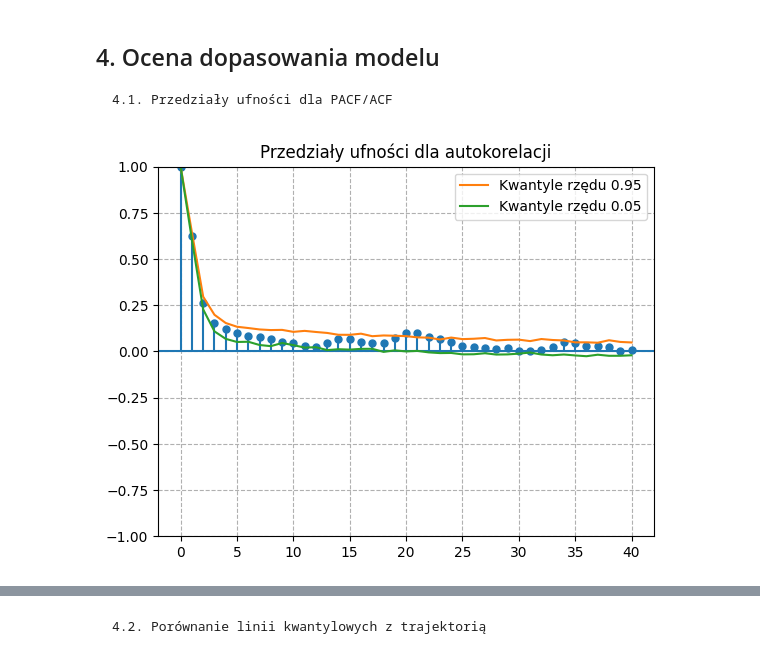
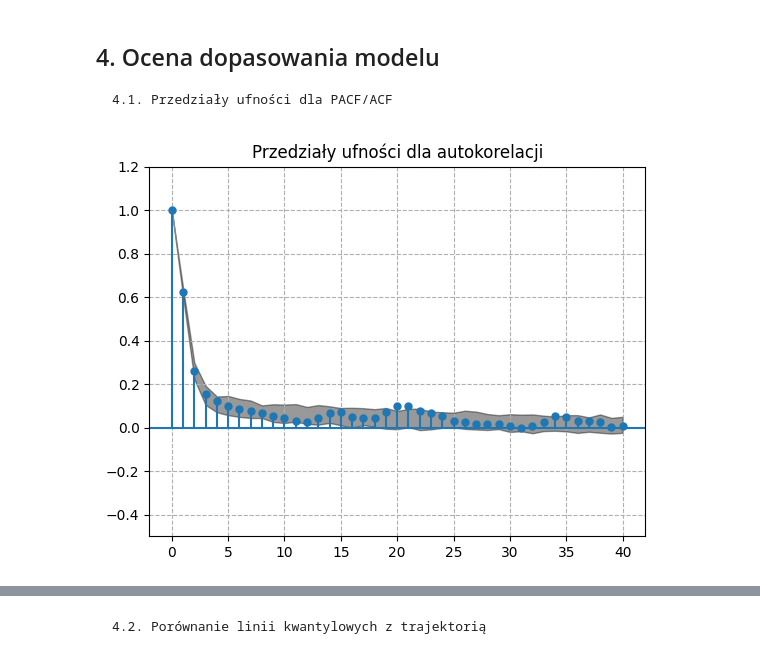
Before and after one commit to MagdalenaSudol/Model_ARMA, a Jupyter notebook: raport_boston.ipynb, the cells around one changed output, grey strips where cells are left out. Drawn from its saved outputs; the diff is of its cells as text; code cells hidden in the pictures.

Commit message:
Dodanie przedziałów ufności dla acf i pacf

```diff
--- a/raport_boston.ipynb
+++ b/raport_boston.ipynb
@@ -481,10 +481,11 @@ parameter_frame
 # %%
 #symulacja Monte Carlo, aby wyznaczyć kwantyle dla modelu ARMA(2,2)
 fitted_model = ARIMA(Yt, order=(p, 0, q)).fit()
+sigma_2 = np.var(fitted_model.resid)
 
 N = 100
 h = np.arange(41)
-sigma_2 = 1 #Zakładamy, że z ma wariancję 1
+#sigma_2 = 1 #Zakładamy, że z ma wariancję 1
 parameters = fitted_model.params[1:-1]
 
 upper_quantile_values_acf = np.zeros(len(h))
@@ -505,13 +506,23 @@ for h_value in h:
     upper_quantile_values_acf[h_value] = np.quantile(acf_values, 0.95)
     lower_quantile_values_acf[h_value] = np.quantile(acf_values, 0.05)
 
-plot_acf(Yt, lags=40, alpha=None)
-plt.plot(h, upper_quantile_values_acf, label="Kwantyle rzędu 0.95")
-plt.plot(h, lower_quantile_values_acf, label="Kwantyle rzędu 0.05")
-plt.legend()
-plt.grid(linestyle="--")
-plt.title("Przedziały ufności dla autokorelacji")
-plt.show()
+# zamiast symulacji Monte Carlo można wziąc wartości teoretyczne
+# z = np.random.normal(0, np.sqrt(sigma_2), n)
+# x = np.zeros(n)
+# for i in range(2, len(x)):
+#     x[i] = parameters[0]*x[i-1] + parameters[1]*x[i-2] + z[i] + parameters[2]*z[i-1] + parameters[3]*z[i-2]
+
+# autocorrelation, confidence_intervals_acf = acf(x, nlags=40, alpha=0.05)
+# lower_quantile_values_acf = [interval[0] for interval in confidence_intervals_acf]
+# upper_quantile_values_acf = [interval[1] for interval in confidence_intervals_acf]
-# %% [output]
-[figure, removed]
+# %%
+#wykres dla Monte Carlo
+plot_acf(Yt, lags=40, alpha=None)
+plt.fill_between(h, upper_quantile_values_acf, lower_quantile_values_acf, color="black", alpha=0.4)
+plt.ylim(-0.5, 1.2)
+plt.grid(linestyle="--")
+plt.title("Przedziały ufności dla autokorelacji")
+plt.show()
+# %% [output]
+[figure, added]
 # %%
```
Also changed, not shown: parts of 3 cells of this notebook.
